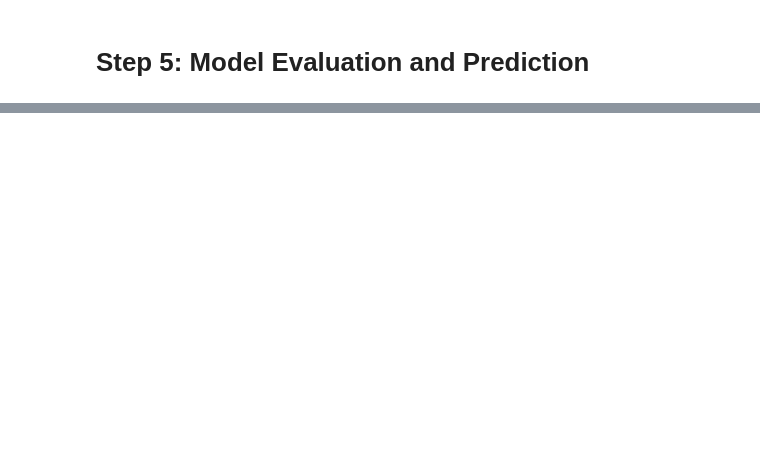
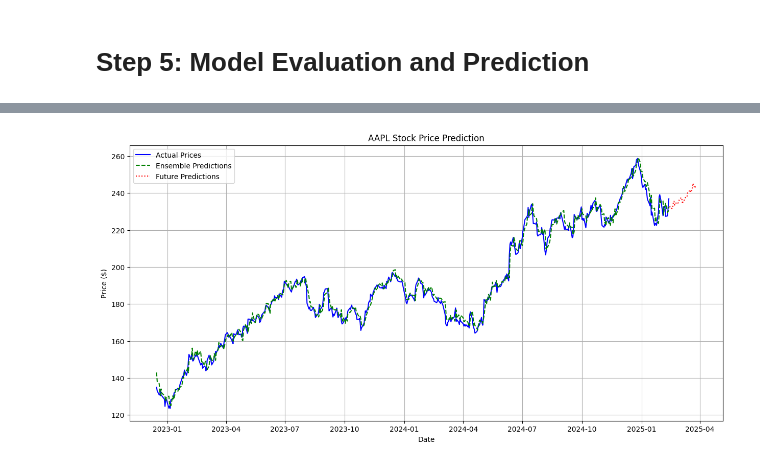
Before and after one commit to its-rlee/StockTrendPredictor, a Jupyter notebook: notebooks/model_training.ipynb, the cells around one changed output, grey strips where cells are left out. Cells and saved outputs as stored; diff of their text form; code cells hidden in the pictures; blank space fills up the shorter version.

Commit message:
update model_training.ipynb
Combined with Tingting file on LR + LSTM models

```diff
--- a/notebooks/model_training.ipynb
+++ b/notebooks/model_training.ipynb
@@ -57,18 +70,20 @@ plt.show()
 # %%
-# Scale the data
+# Prepare data
 scaler = MinMaxScaler(feature_range=(0, 1))
-scaled_data = scaler.fit_transform(data)
+scaled_data = scaler.fit_transform(stock[['Close']].values)
 
-# Prepare input sequences
-lookback = 60
+# Create sequences
 X, y = [], []
 for i in range(lookback, len(scaled_data)):
     X.append(scaled_data[i-lookback:i, 0])
     y.append(scaled_data[i, 0])
-
 X, y = np.array(X), np.array(y)
 
-# Split into training and testing sets
-X_train, X_test, y_train, y_test = train_test_split(X, y, test_size=0.2, shuffle=False)
+# Split data
+train_size = int(len(X) * 0.85)
+X_train, X_test = X[:train_size], X[train_size:]
+y_train, y_test = y[:train_size], y[train_size:]
+X_train_lstm = X_train.reshape((X_train.shape[0], X_train.shape[1], 1))
+X_test_lstm = X_test.reshape((X_test.shape[0], X_test.shape[1], 1))
 # %% [markdown]
 # Step 4: Build the LR and LSTM Model
@@ -162,0 +143,61 @@ plt.show()
+# %%
+# Make predictions
+lr_pred = lr_model.predict(X_test)
+lstm_pred = lstm_model.predict(X_test_lstm)
+
+# Inverse transform predictions
+lr_pred = scaler.inverse_transform(lr_pred.reshape(-1, 1))
+lstm_pred = scaler.inverse_transform(lstm_pred.reshape(-1, 1))
+actual_prices = scaler.inverse_transform(y_test.reshape(-1, 1))
+
+# Calculate ensemble weights
+lr_mse = mean_squared_error(actual_prices, lr_pred)
+lstm_mse = mean_squared_error(actual_prices, lstm_pred)
+
+total_mse = lr_mse + lstm_mse
+lr_weight = 1 - (lr_mse / total_mse)
+lstm_weight = 1 - (lstm_mse / total_mse)
+
+# Create ensemble predictions
+ensemble_pred = lr_weight * lr_pred + lstm_weight * lstm_pred
+
+# Model Evaluation
+print("\nModel Evaluation:")
+print(f"Linear Regression - RMSE: {np.sqrt(lr_mse)}, MAE: {mean_absolute_error(actual_prices, lr_pred)}, R²: {r2_score(actual_prices, lr_pred)}")
+print(f"LSTM - RMSE: {np.sqrt(lstm_mse)}, MAE: {mean_absolute_error(actual_prices, lstm_pred)}, R²: {r2_score(actual_prices, lstm_pred)}")
+
+# Future predictions
+last_sequence = X_test[-1].reshape(1, lookback)
+last_sequence_lstm = last_sequence.reshape(1, lookback, 1)
+
+future_pred_lr, future_pred_lstm = [], []
+
+for _ in range(future_days):
+    future_lr = lr_model.predict(last_sequence).item()
+    future_lstm = lstm_model.predict(last_sequence_lstm, verbose=0).item()
+    weighted_pred = lr_weight * future_lr + lstm_weight * future_lstm
+
+    future_pred_lr.append(future_lr)
+    future_pred_lstm.append(future_lstm)
+
+    last_sequence = np.roll(last_sequence, -1, axis=1)
+    last_sequence[0, -1] = weighted_pred
+    last_sequence_lstm = np.roll(last_sequence_lstm, -1, axis=1)
+    last_sequence_lstm[0, -1, 0] = weighted_pred
+
+future_pred_lr = scaler.inverse_transform(np.array(future_pred_lr).reshape(-1, 1))
+future_pred_lstm = scaler.inverse_transform(np.array(future_pred_lstm).reshape(-1, 1))
+future_pred_ensemble = lr_weight * future_pred_lr + lstm_weight * future_pred_lstm
+
+# Plot predictions
+plt.figure(figsize=(15, 7))
+plt.plot(stock.index[-len(actual_prices):], actual_prices, label='Actual Prices', color='blue')
+plt.plot(stock.index[-len(ensemble_pred):], ensemble_pred, label='Ensemble Predictions', color='green', linestyle='--')
+plt.plot(pd.date_range(start=stock.index[-1], periods=future_days+1, freq='B')[1:], future_pred_ensemble, label='Future Predictions', color='red', linestyle=':')
+plt.title(f'{ticker} Stock Price Prediction')
+plt.xlabel('Date')
+plt.ylabel('Price ($)')
+plt.legend()
+plt.grid()
+plt.show()
+# %% [output]
@@ -162,0 +209 @@ plt.show()
+[figure, added]
```
Also changed, not shown: parts of 10 cells of this notebook.
